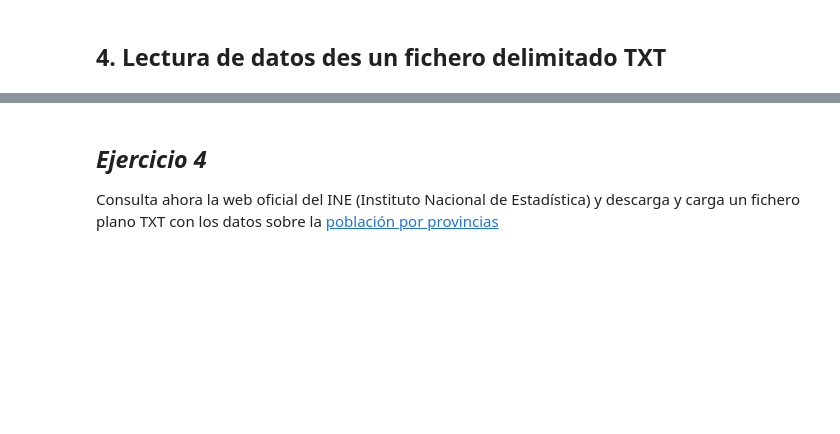
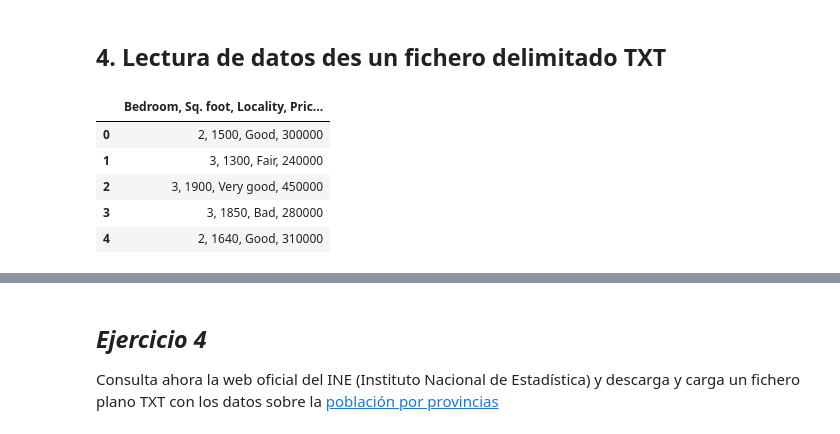
Before and after one commit to Angelmbx/Machine-Learing, a Jupyter notebook: UD1/01_Importacion_de_datos.ipynb, the cells around one changed output, grey strips where cells are left out. Cells and saved outputs as stored; diff of their text form; code cells hidden in the pictures; blank space fills up the shorter version.

```diff
--- a/UD1/01_Importacion_de_datos.ipynb
+++ b/UD1/01_Importacion_de_datos.ipynb
@@ -322,6 +331,13 @@ Consulta el mismo dataset anterior, pero ahora cárgalo desde un fichero Excel
 # %% [markdown]
 ## 4. Lectura de datos des un fichero delimitado TXT
 # %%
-df13 = pd.read_table("Table_EX_1.txt")
+df13 = pd.read_table("Notebook_01_data/Table_EX_1.txt")
 df13
+# %% [output]
+|  | Bedroom, Sq. foot, Locality, Pric... |
+| 0 | 2, 1500, Good, 300000 |
+| 1 | 3, 1300, Fair, 240000 |
+| 2 | 3, 1900, Very good, 450000 |
+| 3 | 3, 1850, Bad, 280000 |
+| 4 | 2, 1640, Good, 310000 |
 # %%
```
Also changed, not shown: parts of 17 cells of this notebook, 3 other files.
